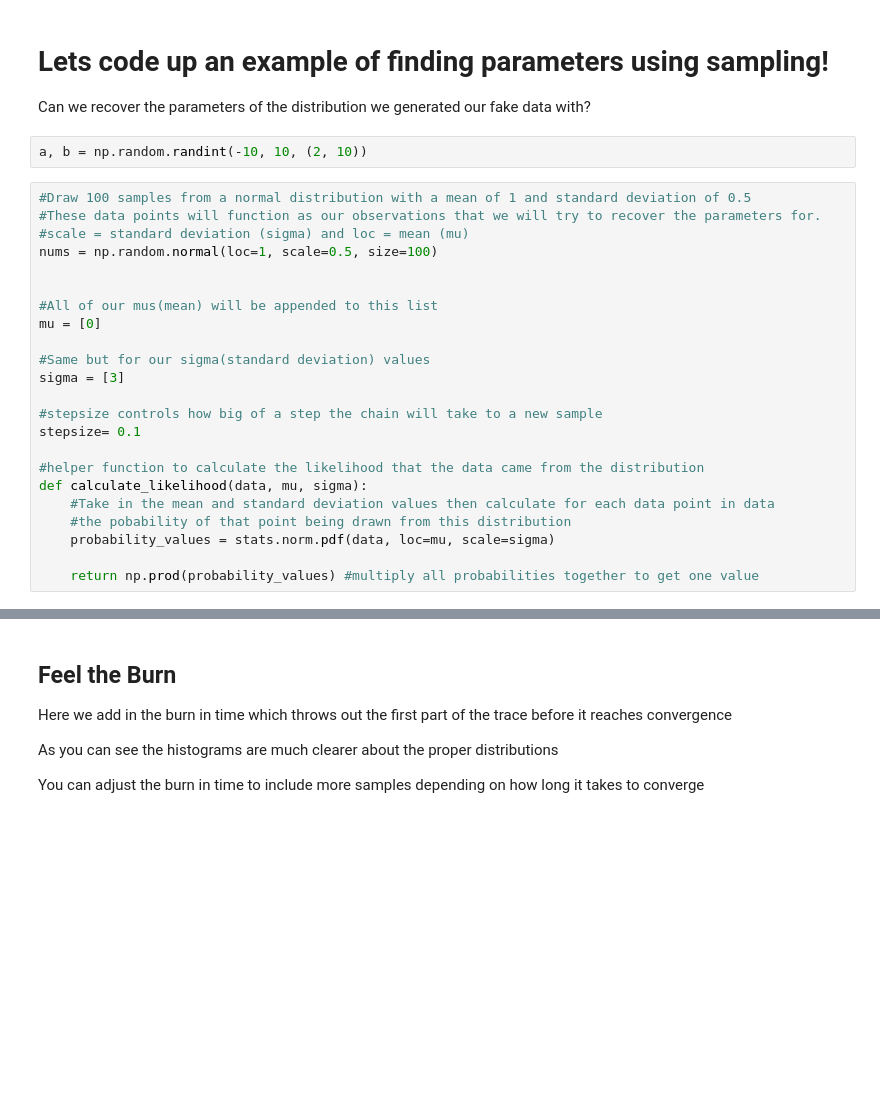
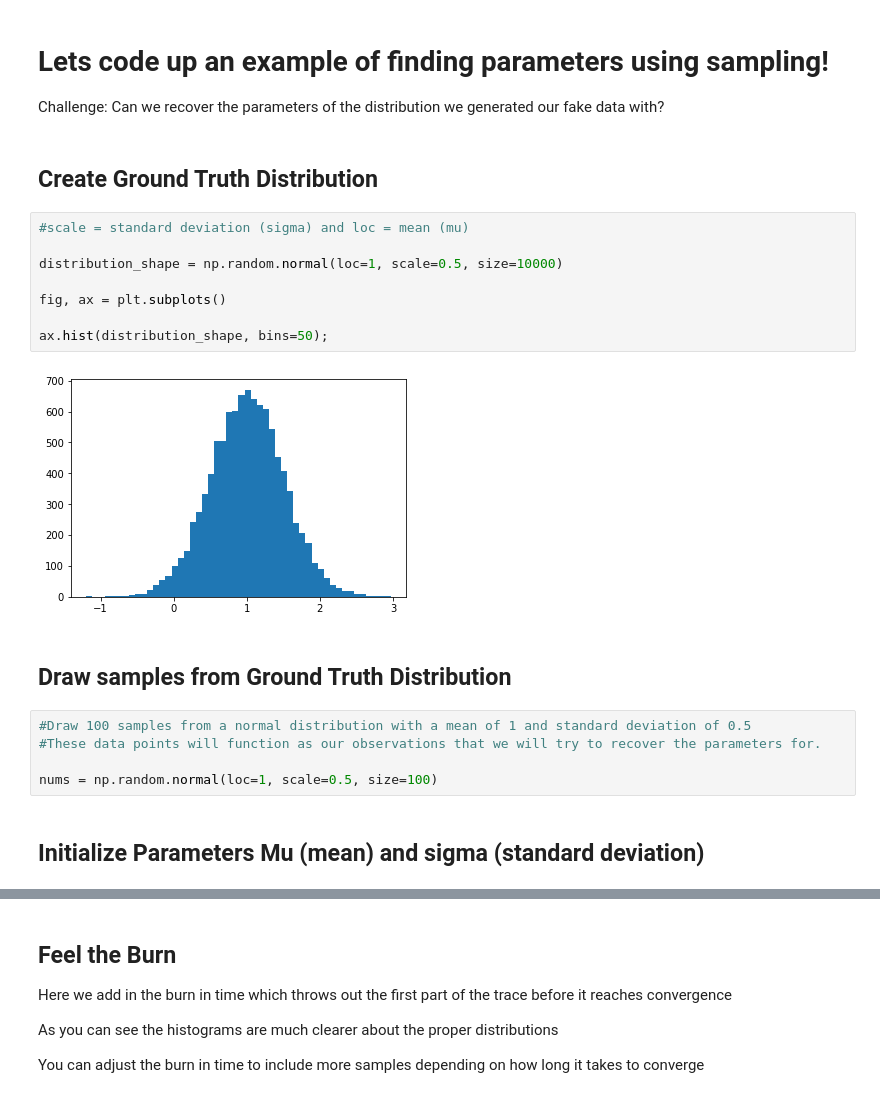
Before and after one commit to Bmcgarry194/sampling, a Jupyter notebook: sampling.ipynb, the cells around one changed output, grey strips where cells are left out. Cells and saved outputs as stored; diff of their text form; blank space fills up the shorter version.

```diff
--- a/sampling.ipynb
+++ b/sampling.ipynb
@@ -26,29 +111,25 @@ import matplotlib.pyplot as plt
 # %% [markdown]
 # Lets code up an example of finding parameters using sampling!
 
-Can we recover the parameters of the distribution we generated our fake data with?
+Challenge: Can we recover the parameters of the distribution we generated our fake data with?
-# %%
-a, b = np.random.randint(-10, 10, (2, 10))
+# %% [markdown]
+## Create Ground Truth Distribution
+# %%
+#scale = standard deviation (sigma) and loc = mean (mu)
+
+distribution_shape = np.random.normal(loc=1, scale=0.5, size=10000)
+
+fig, ax = plt.subplots()
+
+ax.hist(distribution_shape, bins=50);
+# %% [output]
+[figure, added]
+# %% [markdown]
+## Draw samples from Ground Truth Distribution
 # %%
 #Draw 100 samples from a normal distribution with a mean of 1 and standard deviation of 0.5
 #These data points will function as our observations that we will try to recover the parameters for.
-#scale = standard deviation (sigma) and loc = mean (mu)
+
 nums = np.random.normal(loc=1, scale=0.5, size=100)
-
-
-#All of our mus(mean) will be appended to this list
-mu = [0]
-
-#Same but for our sigma(standard deviation) values
-sigma = [3]
-
-#stepsize controls how big of a step the chain will take to a new sample
-stepsize= 0.1
-
-#helper function to calculate the likelihood that the data came from the distribution
-def calculate_likelihood(data, mu, sigma):
-    #Take in the mean and standard deviation values then calculate for each data point in data
-    #the pobability of that point being drawn from this distribution
-    probability_values = stats.norm.pdf(data, loc=mu, scale=sigma)
-
-    return np.prod(probability_values) #multiply all probabilities together to get one value
+# %% [markdown]
+## Initialize Parameters Mu (mean) and sigma (standard deviation)
```
Also changed, not shown: parts of 25 cells of this notebook.
